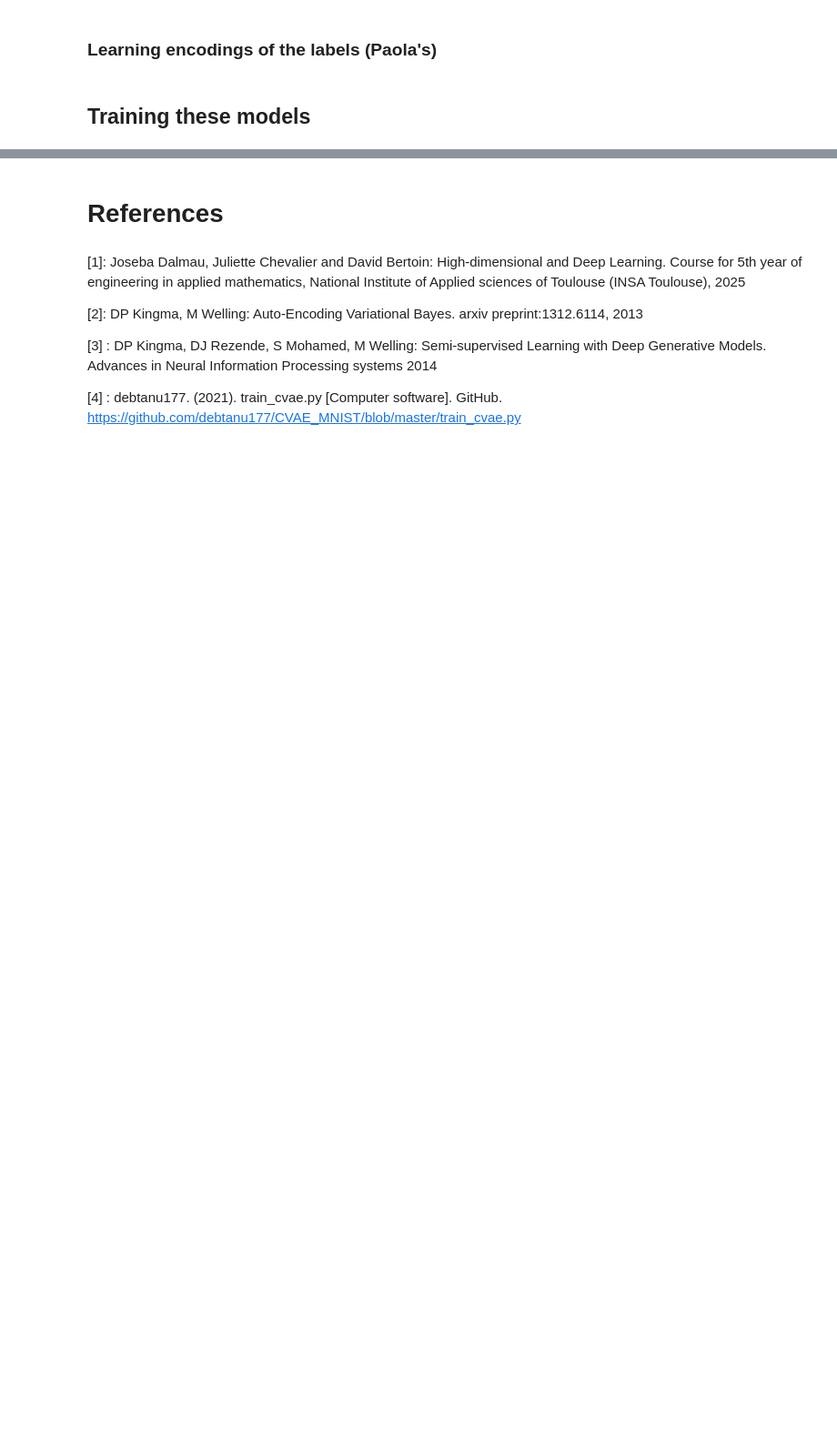
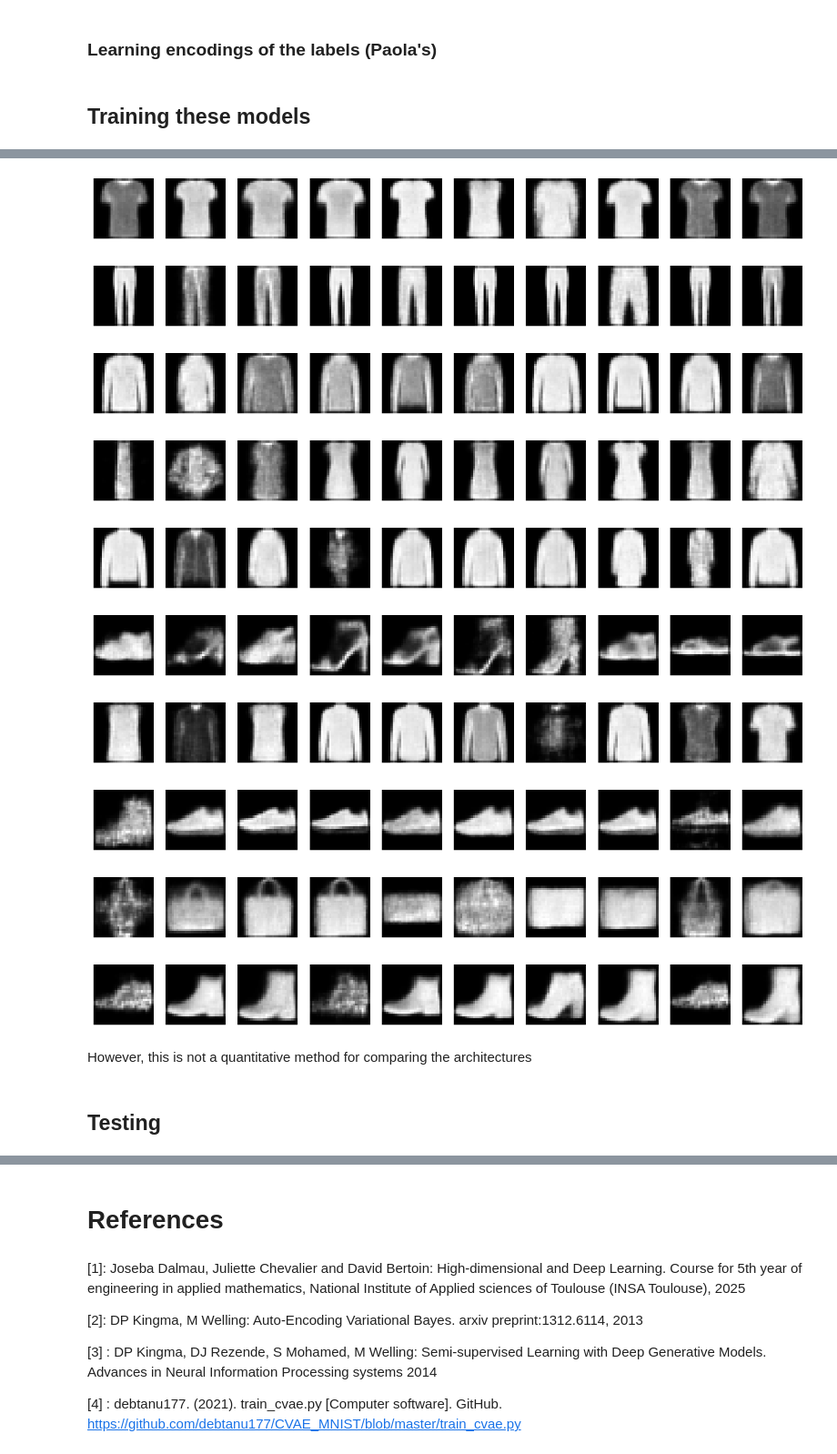
Before and after one commit to selim-ba/insa-hddl-group10, a Jupyter notebook: final.ipynb, the cells around one changed output, grey strips where cells are left out. Shown at 91% size. Saved outputs shown, nothing was run; the diff lists cells and outputs as text; code cells hidden in the pictures; blank space fills up the shorter version.

```diff
--- a/final.ipynb
+++ b/final.ipynb
@@ -172,0 +196,16 @@ class ConditionalConvVAE(nn.Module):
+# %%
+# Hyperparameters
+batch_size = 128
+latent_dim = 2
+learning_rate = 1e-3
+epochs = 30
+beta = 1
+
+# Initialize the cvae model and the Adam optimizer
+cvae = ConditionalConvVAE_onehot_concatenation(latent_dimbatch_size = 128=latent_dim)
+
+#cvae=
+#cvae=
+
+cvae.to(device)
+optimizer = optim.Adam(cvae.parameters(), lr=learning_rate)
@@ -172,0 +282,41 @@ class ConditionalConvVAE(nn.Module):
+# %%
+def generate_sample(label, num_samples=10):
+    cvae.eval()
+    with torch.no_grad():
+        z = torch.randn(num_samples, latent_dim).to(device)  # Sample latent vectors
+
+        #image_1 = test_dataset[3][0]
+
+        #mu, log_var= cvae.encode(image_1, label = 3)
+
+        #z = cvae.sample(mu=mu, eps=torch.exp(log_var))
+
+        samples = cvae.decode(z, label)
+        samples = samples.cpu().view(num_samples, 1, 28, 28)  # Reshape
+
+        fig, ax = plt.subplots(1, num_samples, figsize=(15, 2))
+        if num_samples == 1:
+            ax = [ax]  # Make it indexable
+
+        for i in range(num_samples):
+            ax[i].imshow(samples[i].squeeze(0), cmap='gray')
+            ax[i].axis('off')
+        plt.show()
+# %%
+for i in range(0,10):
+    generate_sample(label=i)
+# %% [output]
+[figure, added]
+[figure, added]
+[figure, added]
+[figure, added]
+[figure, added]
+[figure, added]
+[figure, added]
+[figure, added]
+[figure, added]
+[figure, added]
+# %% [markdown]
+However, this is not a quantitative method for comparing the architectures
+# %% [markdown]
+## Testing
```
Also changed, not shown: parts of 15 cells of this notebook.
